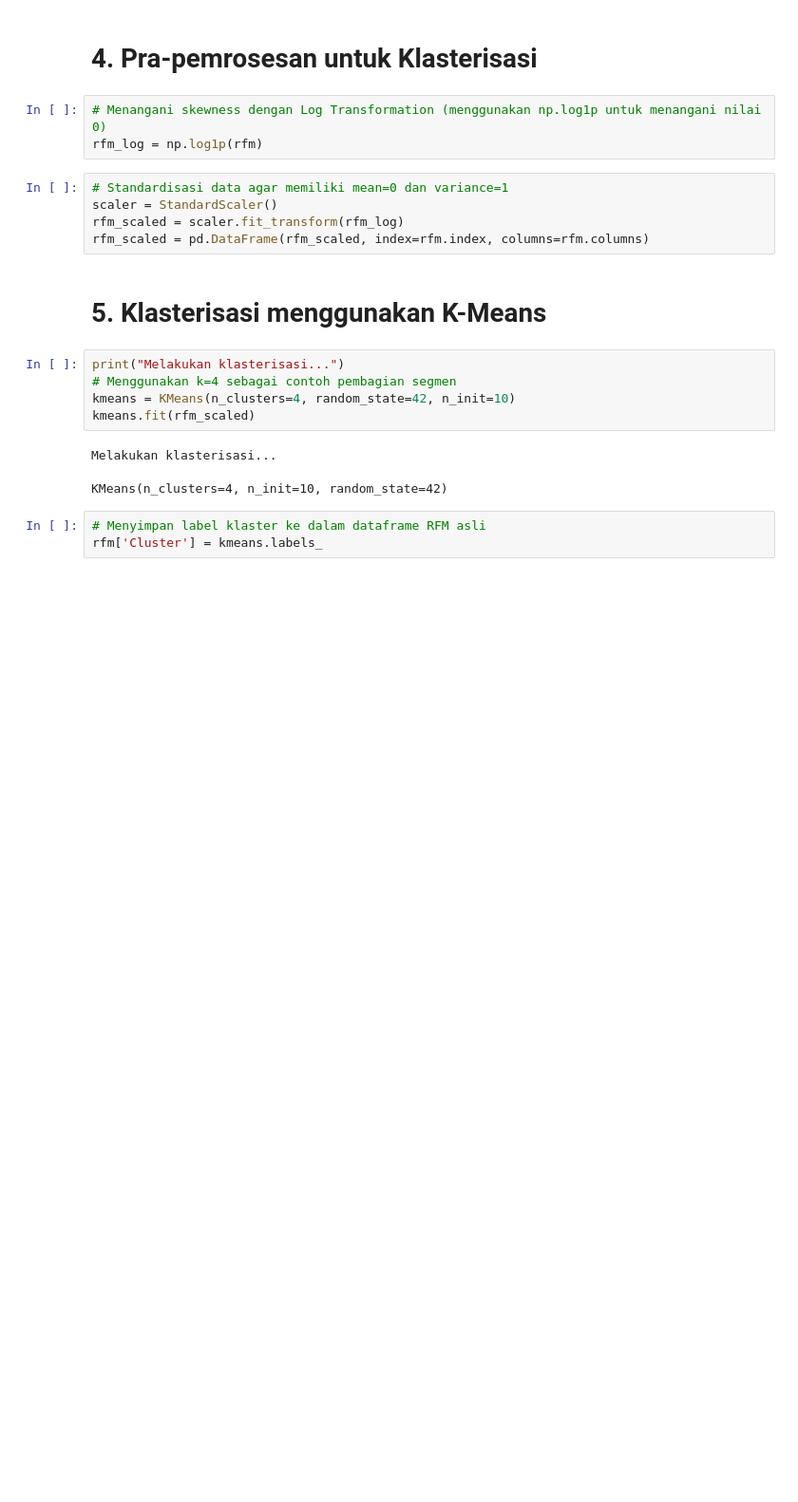
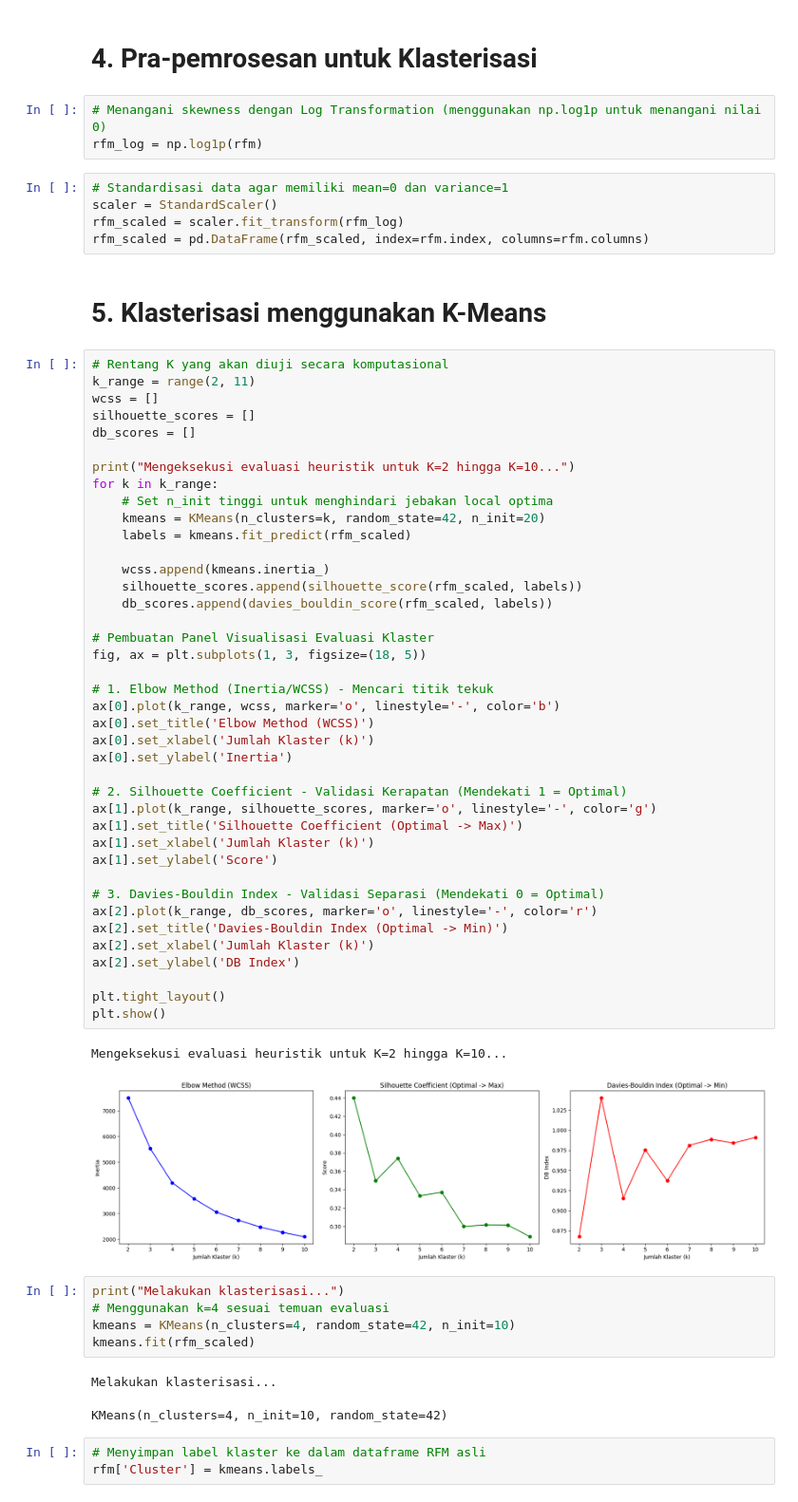
Before and after one commit to JustFelix33/skripsi-data-mining, a Jupyter notebook: main.ipynb, the cells around one changed output. Shown at 95% size. Saved outputs shown, nothing was run; the diff lists cells and outputs as text; blank space fills up the shorter version.

Commit message:
Kaggle Notebook | rfm_cluster_huim_pami_online_retail | Version 9 - RETRY_OK

```diff
--- a/main.ipynb
+++ b/main.ipynb
@@ -246,9 +215,52 @@ rfm_scaled = scaler.fit_transform(rfm_log)
 rfm_scaled = pd.DataFrame(rfm_scaled, index=rfm.index, columns=rfm.columns)
 # %% [markdown]
 # 5. Klasterisasi menggunakan K-Means
+# %%
+# Rentang K yang akan diuji secara komputasional
+k_range = range(2, 11)
+wcss = []
+silhouette_scores = []
+db_scores = []
+
+print("Mengeksekusi evaluasi heuristik untuk K=2 hingga K=10...")
+for k in k_range:
+    # Set n_init tinggi untuk menghindari jebakan local optima
+    kmeans = KMeans(n_clusters=k, random_state=42, n_init=20)
+    labels = kmeans.fit_predict(rfm_scaled)
+
+    wcss.append(kmeans.inertia_)
+    silhouette_scores.append(silhouette_score(rfm_scaled, labels))
+    db_scores.append(davies_bouldin_score(rfm_scaled, labels))
+
+# Pembuatan Panel Visualisasi Evaluasi Klaster
+fig, ax = plt.subplots(1, 3, figsize=(18, 5))
+
+# 1. Elbow Method (Inertia/WCSS) - Mencari titik tekuk
+ax[0].plot(k_range, wcss, marker='o', linestyle='-', color='b')
+ax[0].set_title('Elbow Method (WCSS)')
+ax[0].set_xlabel('Jumlah Klaster (k)')
+ax[0].set_ylabel('Inertia')
+
+# 2. Silhouette Coefficient - Validasi Kerapatan (Mendekati 1 = Optimal)
+ax[1].plot(k_range, silhouette_scores, marker='o', linestyle='-', color='g')
+ax[1].set_title('Silhouette Coefficient (Optimal -> Max)')
+ax[1].set_xlabel('Jumlah Klaster (k)')
+ax[1].set_ylabel('Score')
+
+# 3. Davies-Bouldin Index - Validasi Separasi (Mendekati 0 = Optimal)
+ax[2].plot(k_range, db_scores, marker='o', linestyle='-', color='r')
+ax[2].set_title('Davies-Bouldin Index (Optimal -> Min)')
+ax[2].set_xlabel('Jumlah Klaster (k)')
+ax[2].set_ylabel('DB Index')
+
+plt.tight_layout()
+plt.show()
+# %% [output]
+Mengeksekusi evaluasi heuristik untuk K=2 hingga K=10...
+[figure, added]
 # %%
 print("Melakukan klasterisasi...")
-# Menggunakan k=4 sebagai contoh pembagian segmen
+# Menggunakan k=4 sesuai temuan evaluasi
 kmeans = KMeans(n_clusters=4, random_state=42, n_init=10)
 kmeans.fit(rfm_scaled)
 # %% [output]
```
Also changed, not shown: parts of 48 cells of this notebook.
